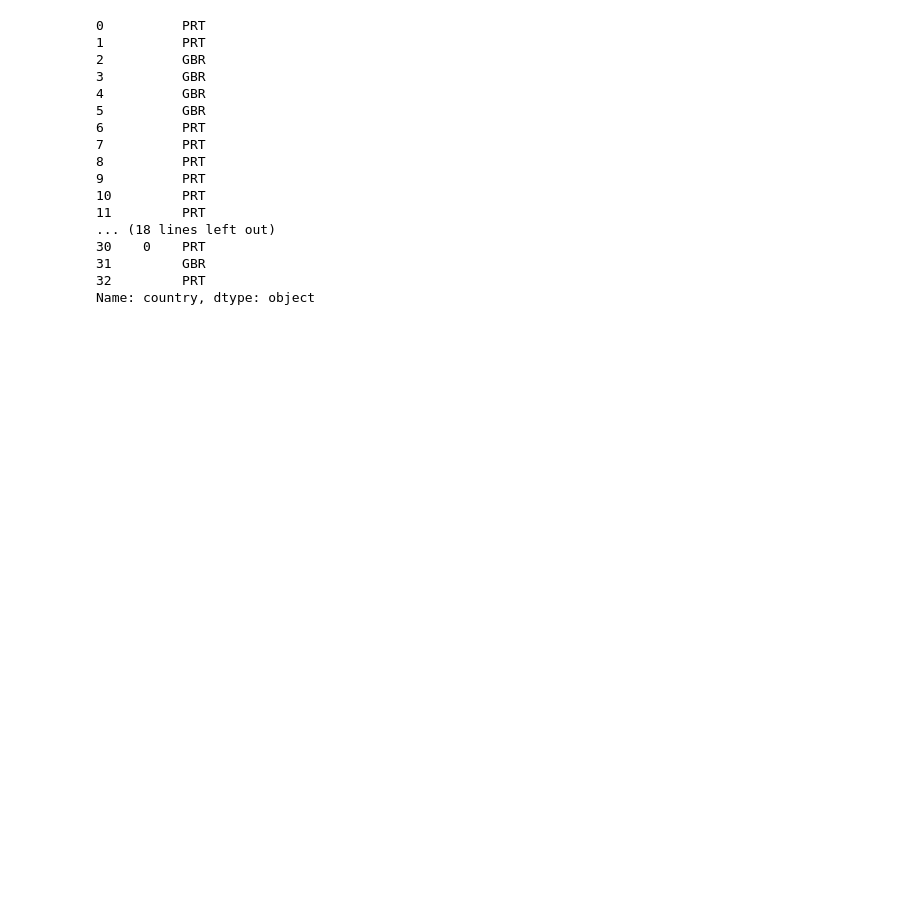
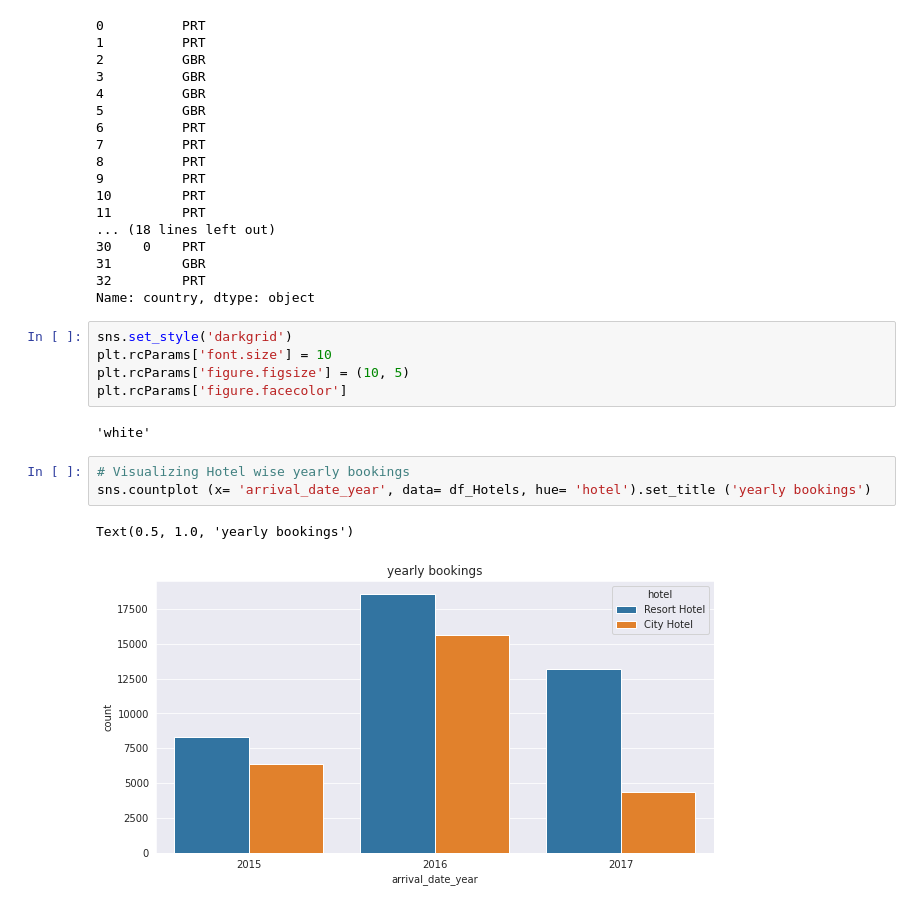
Before and after one commit to 9075197427/EDA_capstone_project, a Jupyter notebook: EDA_Capstone_team_Pirates_.ipynb, the cells around one changed output. Saved outputs shown, nothing was run; the diff lists cells and outputs as text; blank space fills up the shorter version.

```diff
--- a/EDA_Capstone_team_Pirates_.ipynb
+++ b/EDA_Capstone_team_Pirates_.ipynb
@@ -179,3 +188,16 @@ df_Hotels['country'].head(33)
 31         GBR
 32         PRT
 Name: country, dtype: object
+# %%
+sns.set_style('darkgrid')
+plt.rcParams['font.size'] = 10
+plt.rcParams['figure.figsize'] = (10, 5)
+plt.rcParams['figure.facecolor']
+# %% [output]
+'white'
+# %%
+# Visualizing Hotel wise yearly bookings
+sns.countplot (x= 'arrival_date_year', data= df_Hotels, hue= 'hotel').set_title ('yearly bookings')
+# %% [output]
+Text(0.5, 1.0, 'yearly bookings')
+[figure, added]
```
Also changed, not shown: parts of 13 cells of this notebook.
